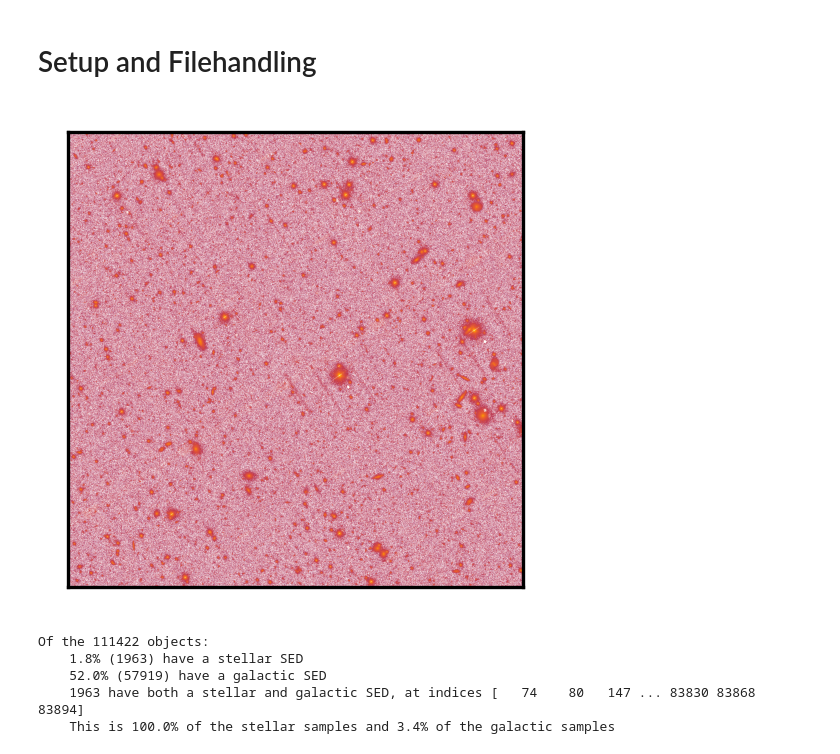
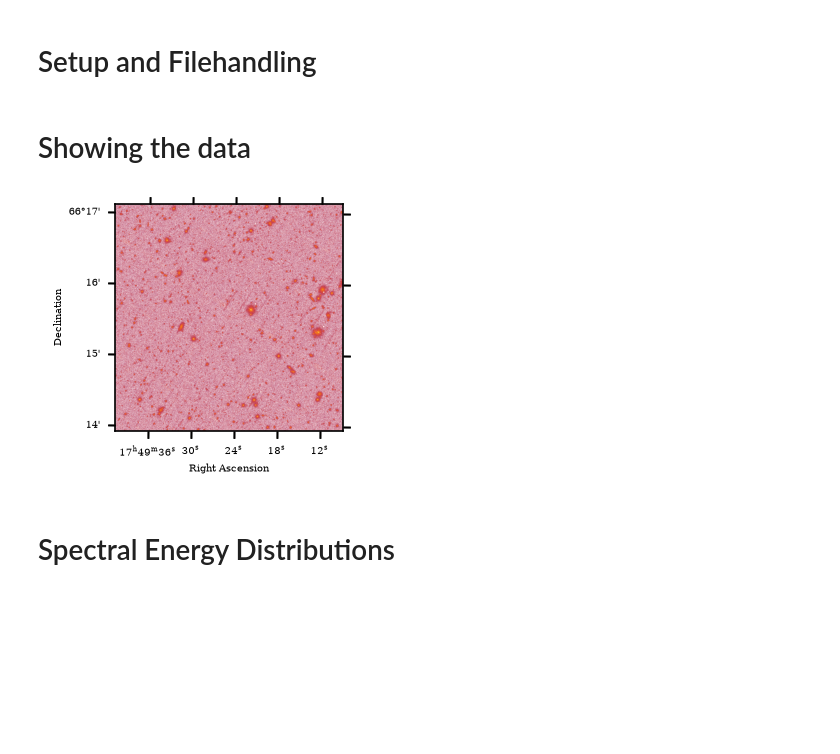
Before and after one commit to BradADDay/EuclidAnomalyDetection, a Jupyter notebook: DataExploration/DataExploration.ipynb, the cells around one changed output. Drawn from its saved outputs; the diff is of its cells as text; code cells hidden in the pictures; blank space fills up the shorter version.

Commit message:
Cleaned up data exploration code

```diff
--- a/DataExploration/DataExploration.ipynb
+++ b/DataExploration/DataExploration.ipynb
@@ -16,15 +16,16 @@ from astropy.units import Quantity
 
 # Plot formatting
 cm = 0.3937008
-mpl.rcParams["figure.dpi"] = 300
+mpl.rcParams["figure.dpi"] = 150
 mpl.rcParams["figure.figsize"] = np.array((8*cm, 5*cm))
 mpl.rcParams["lines.linewidth"] = 0.2
 mpl.rcParams["font.size"] = 5
 mpl.rcParams["font.family"] = "serif"
 mpl.rcParams["errorbar.capthick"] = 0.2
-mpl.rcParams["errorbar.capsize"] = 1.5
+mpl.rcParams["errorbar.capsize"] = 0.5
 mpl.rcParams["lines.markersize"] = 0.1
 
+# Directory of the data
 DATADIR = "/home/brad/OneDrive/UniWork/Year4/DataIntensivePhysics/Repository/SampleData/"
 
 # Dictionary containing all data files
@@ -166,43 +204,14 @@ hdulSSED = fits.open(join(DATADIR, f"{dataDict["SSED"]}"))
 
 hdulCAT = fits.open(join(DATADIR, f"{dataDict["CAT"]}"))
 hdulLIN = fits.open(join(DATADIR, f"{dataDict["SPELIN"]}"))
+# %% [markdown]
+# Showing the data
 # %%
-ShowTile(hdulVIS)
+fig, ax = ShowTile(hdulVIS, rebin=10)
 # %% [output]
-[figure, old version]
+[figure, new version]
-# %%
-# Extracting the same column from the galaxy and star SED files
-gData = hdulGSED[1].data
-sData = hdulSSED[1].data
-
-gFlux = gData["FLUX_4500_4600"]
-sFlux = sData["FLUX_4500_4600"]
-allIndices = np.arange(0, len(gFlux))
-
-# Filtering to find what objects have data in both the galaxy and star SED dataset
-condition = (np.invert(np.isnan(gFlux)) & np.invert(np.isnan(sFlux)))
-
-# Counting the number of objects that have data for both a galaxy and star SED
-nBoth = np.count_nonzero(condition)
-
-# Taking the row indices
-idxs = allIndices[condition]
-
-# Counting the number of objects that have each SED
-nStars = len(sFlux) - np.count_nonzero(np.isnan(sFlux))
-nGalaxies = len(gFlux) - np.count_nonzero(np.isnan(gFlux))
-
-print(f"Of the {len(sFlux)} objects:")
-print(f"    {round(100*nStars/len(sFlux), 1)}% ({nStars}) have a stellar SED")
-print(f"    {round(100*nGalaxies/len(gFlux), 1)}% ({nGalaxies}) have a galactic SED")
-print(f"    {nBoth} have both a stellar and galactic SED, at indices {idxs}")
-print(f"    This is {round(100*nBoth/nStars, 1)}% of the stellar samples and {round(100*nBoth/nGalaxies, 1)}% of the galactic samples")
-# %% [output]
-Of the 111422 objects:
-    1.8% (1963) have a stellar SED
-    52.0% (57919) have a galactic SED
-    1963 have both a stellar and galactic SED, at indices [   74    80   147 ... 83830 83868 83894]
-    This is 100.0% of the stellar samples and 3.4% of the galactic samples
+# %% [markdown]
+# Spectral Energy Distributions
 # %%
 idx=np.random.choice(idxs)
 columns = hdulGSED[1].columns
```
Also changed, not shown: parts of 6 cells of this notebook.
